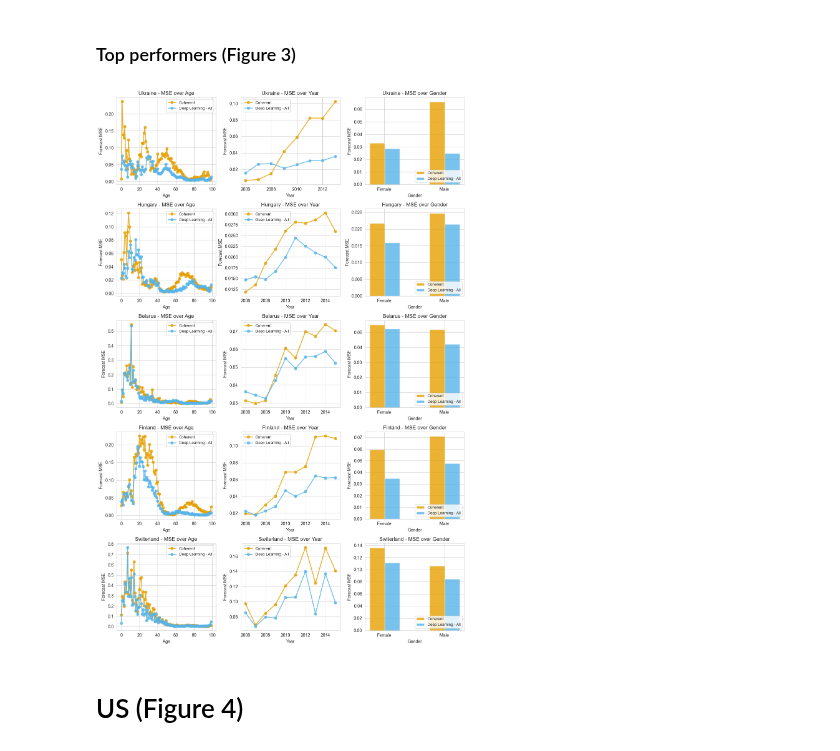
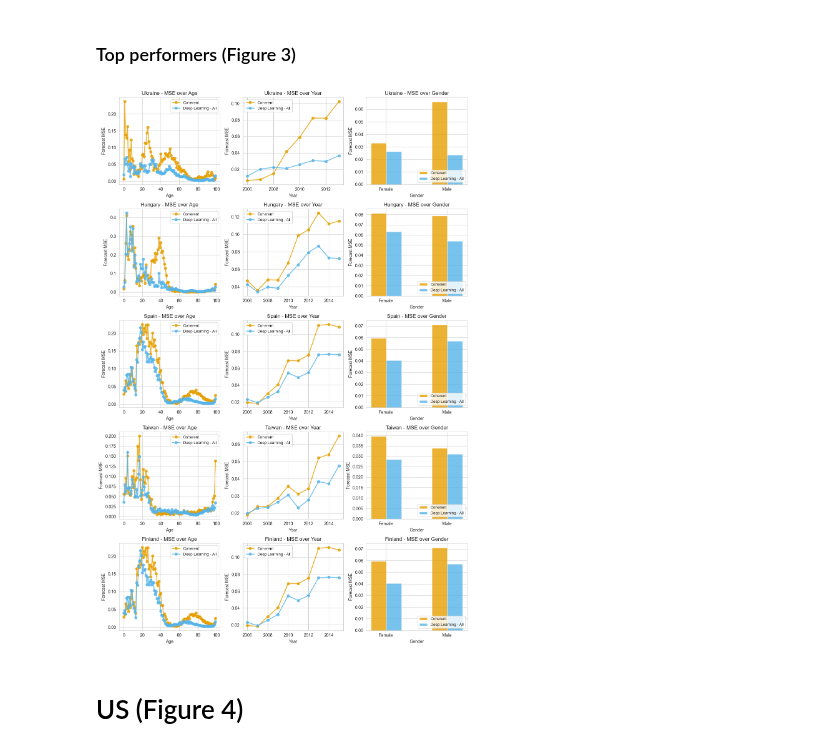
Before and after one commit to paigenpark/deep-mort, a Jupyter notebook: code/create_robust_figures.ipynb, the cells around one changed output. Saved outputs shown, nothing was run; the diff lists cells and outputs as text; code cells hidden in the pictures.

```diff
--- a/code/create_robust_figures.ipynb
+++ b/code/create_robust_figures.ipynb
@@ -156,7 +127,7 @@ for j in range(5):
 
 for j in range(5):
     for i in range(50,90):
-        actual_data_divided.append(country_test_new[country_test_new[:, 0] == i])
+        actual_data_divided.append(country_test[country_test[:, 0] == i])
         dl_test_divided[j].append(dl_test_pred[j][dl_test_pred[j][:, 0] == i])
         lc_test_divided[j].append(lc_test_pred[j][lc_test_pred[j][:, 0] == i])
         hu_test_divided[j].append(hu_test_pred[j][hu_test_pred[j][:, 0] == i])
@@ -222,11 +193,11 @@ dl_overall = []
 single_overall = []
 
 for i in range(5):
-    lc_mse_overall, lc_rmse_overall, lc_rrmse_overall = evaluation_functions.calculate_error(lc_test_pred[i], country_test_new)
-    hu_mse_overall, hu_rmse_overall, hu_rrmse_overall = evaluation_functions.calculate_error(hu_test_pred[i], country_test_new)
-    coh_mse_overall, coh_rmse_overall, coh_rrmse_overall = evaluation_functions.calculate_error(c_test_pred[i], country_test_new)
-    dl_mse_overall, dl_rmse_overall, dl_rrmse_overall = evaluation_functions.calculate_error(dl_test_pred[i], country_test_new)
-    single_mse_overall, single_rmse_overall, single_rrmse_overall = evaluation_functions.calculate_error(single_preds_combined[i], country_test_new)
+    lc_mse_overall, lc_rmse_overall, lc_rrmse_overall = evaluation_functions.calculate_error(lc_test_pred[i], country_test)
+    hu_mse_overall, hu_rmse_overall, hu_rrmse_overall = evaluation_functions.calculate_error(hu_test_pred[i], country_test)
+    coh_mse_overall, coh_rmse_overall, coh_rrmse_overall = evaluation_functions.calculate_error(c_test_pred[i], country_test)
+    dl_mse_overall, dl_rmse_overall, dl_rrmse_overall = evaluation_functions.calculate_error(dl_test_pred[i], country_test)
+    single_mse_overall, single_rmse_overall, single_rrmse_overall = evaluation_functions.calculate_error(single_preds_combined[i], country_test)
 
     lc_overall.append(lc_mse_overall)
     hu_overall.append(hu_mse_overall)
@@ -424,6 +371,6 @@ len(np.unique(country_training_new[:,0]))+1
 # %%
 percent_improvement_all_countries = []
-for i in range(0,len(np.unique(country_training_new[:,0]))+1):
+for i in range(0,len(np.unique(country_training[:,0]))+1):
     val = (1 - new_mses[i][4] / new_mses[i][3]) * 100
     percent_improvement_all_countries.append(val)
 # %%
@@ -506,42 +453,42 @@ def compute_avg_mses(country_index, feature_index):
 
     return avg_mses
 
-countries = {"Ukraine": 38, "Hungary": 17, "Belarus": 2, "Finland": 11, "Switerland": 6}
+countries = {"Ukraine": 38, "Hungary": 19, "Spain": 11, "Taiwan": 37, "Finland": 11}
 features = {"Age": 3, "Year": 2, "Gender": 1}  # Note: "Gender" has feature_index = 1
 
 fig, axes = plt.subplots(5, 3, figsize=(12, 18), sharey=False)
 axes = axes.flatten()
 
 for idx, (country_name, country_index) in enumerate(countries.items()):
     for jdx, (feature_name, feature_index) in enumerate(features.items()):
         avg_mses = compute_avg_mses(country_index, feature_index)
         ax = axes[idx * len(features) + jdx]  # Corrected indexing
 
         for i, (label, data) in enumerate(avg_mses.items()):
             keys, values = zip(*sorted(data.items()))
 
             if feature_index == 1:  # Gender (categorical)
                 x = np.arange(len(keys)) + i * 0.25  # offset bars
                 ax.bar(x, values, width=0.25, label=label, alpha=0.8, color=palette[i])
                 gender_labels = ['Female' if k == 0 else 'Male' for k in keys]
                 ax.set_xticks(np.arange(len(keys)) + 0.12)
                 ax.set_xticklabels(gender_labels)
                 ax.legend(fontsize=9, loc='lower right', frameon=True)
             else:
                 ax.plot(keys, values, label=label, linestyle='-', marker='o',
                         linewidth=2, alpha=0.8, color=palette[i])
                 ax.legend(fontsize=9, loc='best', frameon=True)
 
         ax.set_title(f"{country_name} - MSE over {feature_name}")
         ax.set_xlabel(feature_name)
         ax.set_ylabel("Forecast MSE")
 
 
 plt.tight_layout()
-plt.savefig("../results/top_6x3.pdf", format="pdf", bbox_inches="tight")
+plt.savefig("../results/top_6x3_july.pdf", format="pdf", bbox_inches="tight")
 plt.show()
 # %% [output]
-[figure, old version]
+[figure, new version]
 # %% [markdown]
 # US (Figure 4)
 # %%
```
Also changed, not shown: parts of 46 cells of this notebook, 13 other files.
